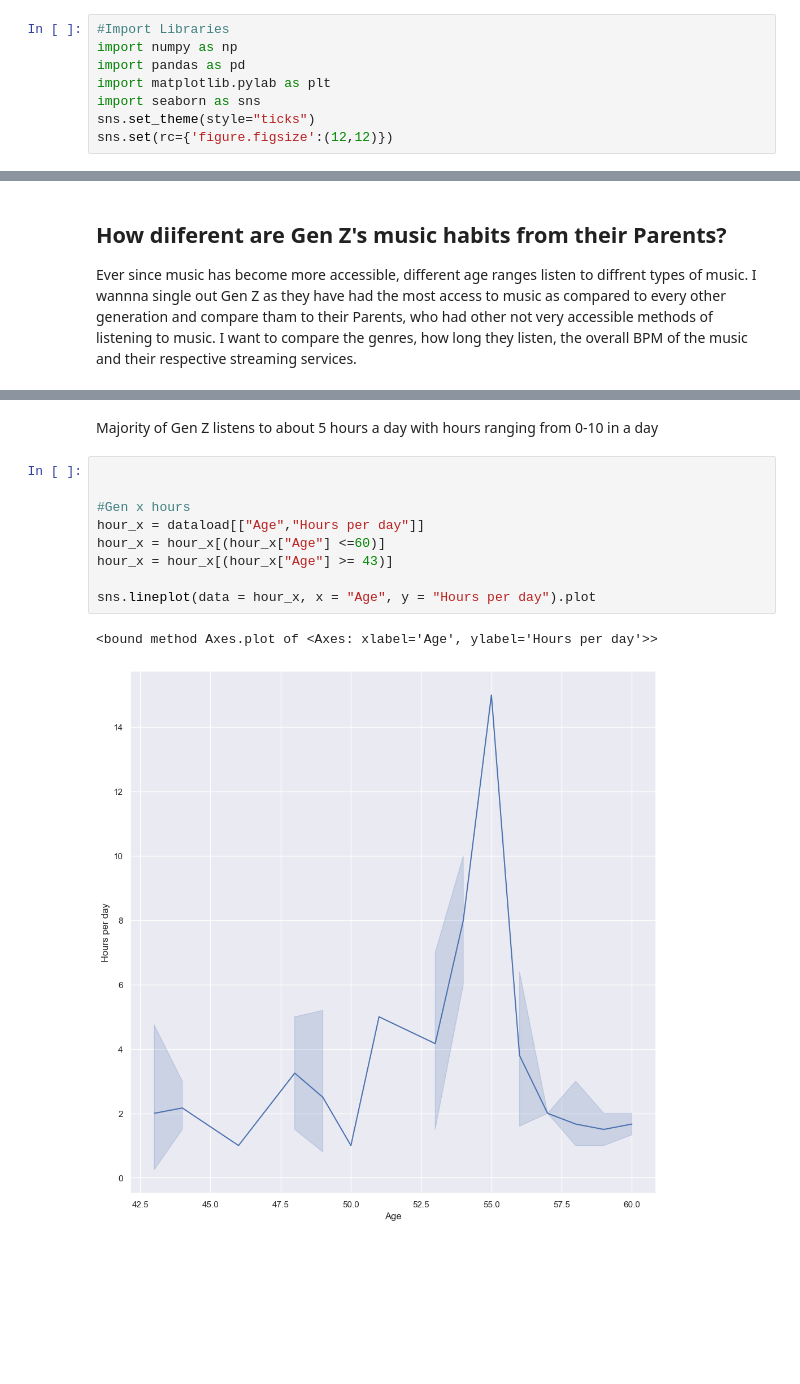
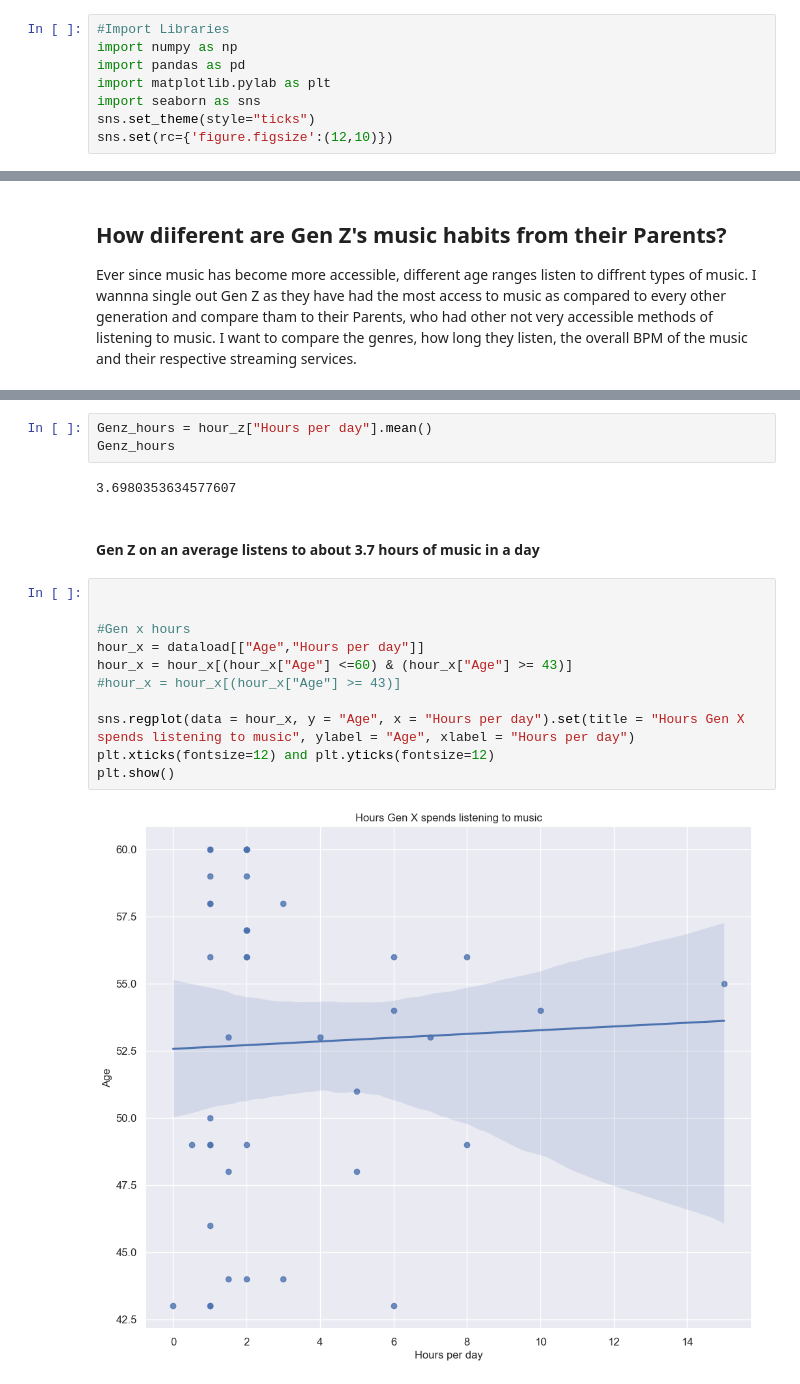
Before and after one commit to ubco-W2022T2-data301/project-group29, a Jupyter notebook: analysis/analysis2.ipynb, the cells around one changed output, grey strips where cells are left out. Saved outputs shown, nothing was run; the diff lists cells and outputs as text; blank space fills up the shorter version.

```diff
--- a/analysis/analysis2.ipynb
+++ b/analysis/analysis2.ipynb
@@ -7,4 +7,4 @@ import pandas as pd
 import matplotlib.pylab as plt
 import seaborn as sns
 sns.set_theme(style="ticks")
-sns.set(rc={'figure.figsize':(12,12)})
+sns.set(rc={'figure.figsize':(12,10)})
@@ -84,14 +136,20 @@ sns.lineplot(data = hour_z, x = "Age", y = "Hours per day").plot
+# %%
+Genz_hours = hour_z["Hours per day"].mean()
+Genz_hours
+# %% [output]
+3.6980353634577607
 # %% [markdown]
-Majority of Gen Z listens to about 5 hours a day with hours ranging from 0-10 in a day
+#### Gen Z on an average listens to about 3.7 hours of music in a day
 # %%
 
 
 #Gen x hours
 hour_x = dataload[["Age","Hours per day"]]
-hour_x = hour_x[(hour_x["Age"] <=60)]
-hour_x = hour_x[(hour_x["Age"] >= 43)]
+hour_x = hour_x[(hour_x["Age"] <=60) & (hour_x["Age"] >= 43)]
+#hour_x = hour_x[(hour_x["Age"] >= 43)]
 
-sns.lineplot(data = hour_x, x = "Age", y = "Hours per day").plot
+sns.regplot(data = hour_x, y = "Age", x = "Hours per day").set(title = "Hours Gen X spends listening to music", ylabel = "Age", xlabel = "Hours per day")
+plt.xticks(fontsize=12) and plt.yticks(fontsize=12)
+plt.show()
 # %% [output]
-<bound method Axes.plot of <Axes: xlabel='Age', ylabel='Hours per day'>>
-[figure, old version]
+[figure, new version]
```
Also changed, not shown: parts of 28 cells of this notebook.
